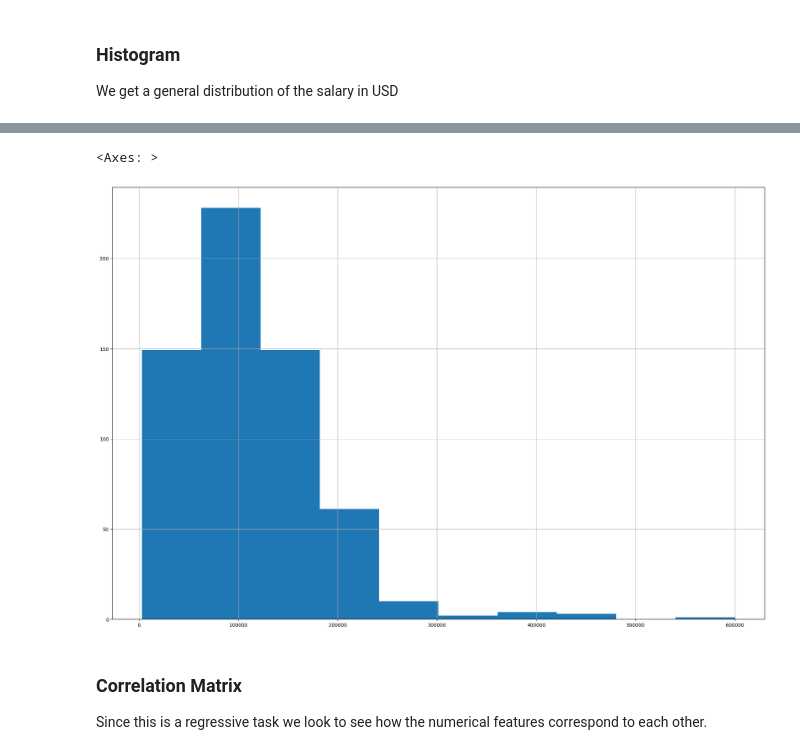
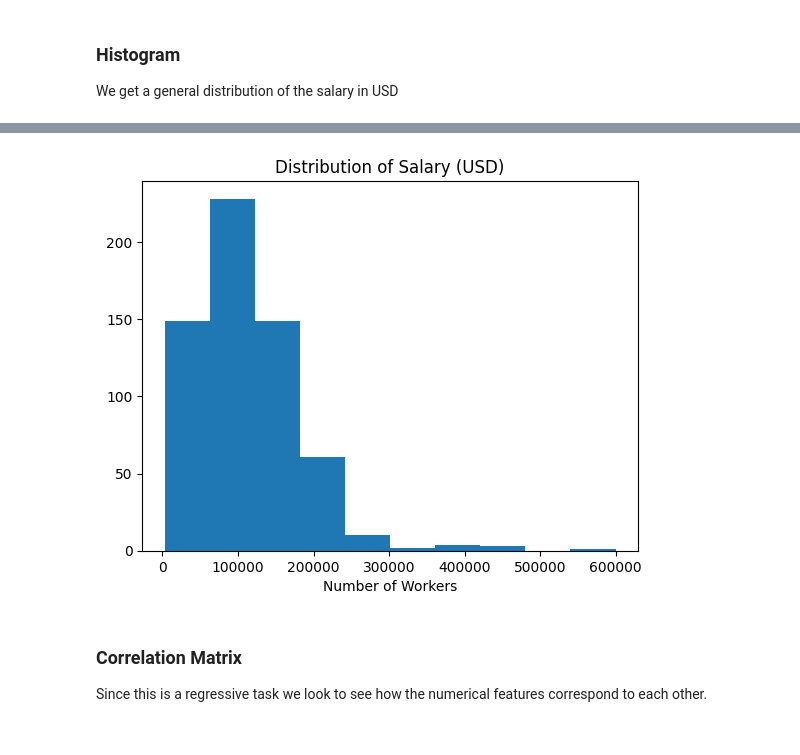
Before and after one commit to pauldumitriu001/EECS3401_IntroToAi_FinalProject, a Jupyter notebook: EECS3401FinalProject-Group8.ipynb, the cells around one changed output, grey strips where cells are left out. Cells and saved outputs as stored; diff of their text form; code cells hidden in the pictures.

Commit message:
Verifying histogram displays on GH

```diff
--- a/EECS3401FinalProject-Group8.ipynb
+++ b/EECS3401FinalProject-Group8.ipynb
@@ -223,11 +223,15 @@ px.histogram(data,x='salary_in_usd',labels={'salary_in_usd':'Salary (USD)'},titl
 # %% [output]
 [interactive output not drawn]
 [interactive output not drawn]
-# %%
-data["salary_in_usd"].hist(figsize=(24, 16))
-# %% [output]
-<Axes: >
-[figure, removed]
+# %%
+
+plt.hist(x=data["salary_in_usd"])
+plt.title("Distribution of Salary (USD)")
+plt.xlabel("Salary (USD)")
+plt.xlabel("Number of Workers")
+plt.show()
+# %% [output]
+[figure, added]
 # %% [markdown]
 ### Correlation Matrix
 Since this is a regressive task we look to see how the numerical features correspond to each other.
```
